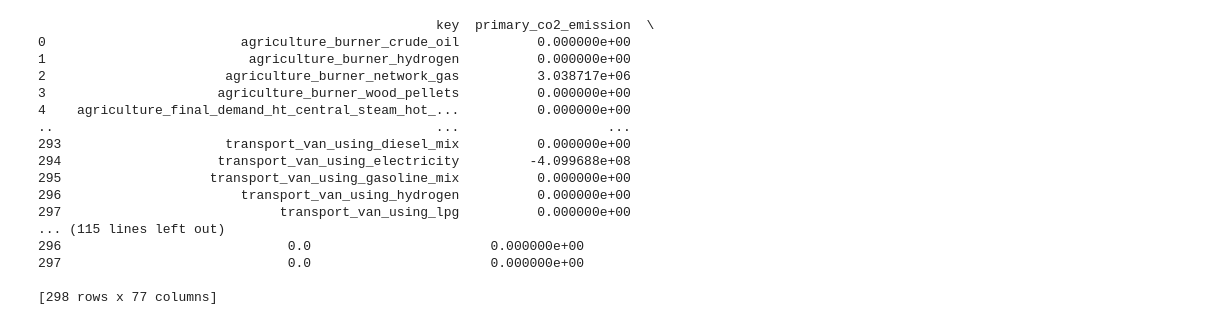
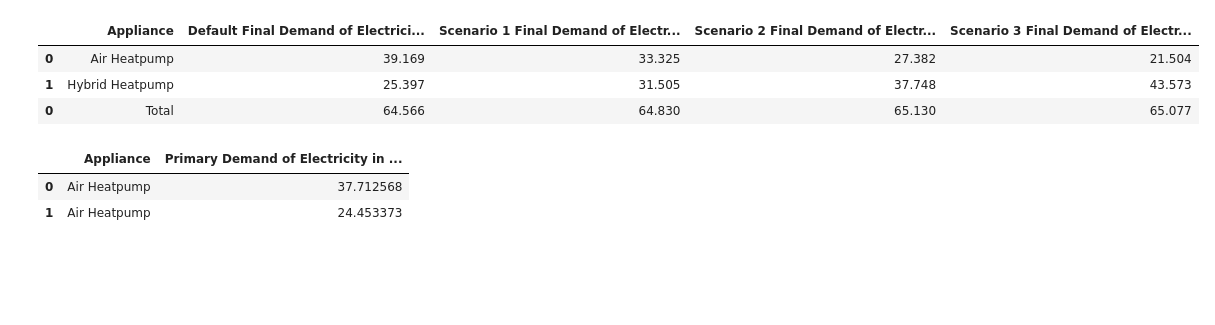
Before and after one commit to zazaferjancsik/ETMCosts, a Jupyter notebook: appliance_demand.ipynb, the cells around one changed output. Cells and saved outputs as stored; diff of their text form; code cells hidden in the pictures; blank space fills up the shorter version.

Commit message:
Finished demand comparison function

```diff
--- a/appliance_demand.ipynb
+++ b/appliance_demand.ipynb
@@ -4,23 +4,55 @@ import numpy as np
 # %%
 d_demand = pd.read_csv('application_demands_default.csv')
 c10_demand = pd.read_csv('application_demands_10pincrease.csv')
+c15_demand = pd.read_csv('application_demands_15pincrease.csv')
+c5_demand = pd.read_csv('application_demands_5pincrease.csv')
+
+scenarios = [d_demand, c5_demand, c10_demand, c15_demand]
 # %%
-print(d_demand)
+# print(d_demand[d_demand['key'] == 'households_space_heater_heatpump_air_water_electricity'])
+comparison = pd.DataFrame({
+    'Appliance' : ['Air Heatpump', 'Hybrid Heatpump'],
+    "Default Final Demand of Electricity in billions (MJ)" :[0,0]
+})
+
+number = 1
+
+for scenario in scenarios:
+    row_airpump = scenario[scenario['key'] == 'households_space_heater_heatpump_air_water_electricity']
+    value_airpump = ((row_airpump['final_demand_of_electricity (MJ)'])/1000000000).round(3).values[0]
+    row_hybrid = scenario[scenario['key'] == 'households_space_heater_hybrid_heatpump_air_water_electricity']
+    value_hybrid = ((row_hybrid['final_demand_of_electricity (MJ)'])/1000000000).round(3).values[0]
+
+    if scenario.equals(d_demand):
+        comparison.iloc[0,1] = value_airpump
+        comparison.iloc[1,1] = value_hybrid
+    else:
+        scenario_values = pd.DataFrame({f'Scenario {number} Final Demand of Electricity in billions (MJ)': [value_airpump, value_hybrid]})
+        comparison = pd.concat([comparison, scenario_values], axis = 1, ignore_index=False)
+        number += 1
+
+total_values = ['Total']
+
+for column in range(len(comparison.columns)-1):
+    total_values.append(comparison.iloc[:, column+1].sum())
+
+total_df = pd.DataFrame([total_values], columns=comparison.columns)
+comparison = pd.concat([comparison, total_df], axis = 0, ignore_index=False)
+
+comparison
 # %% [output]
-                                                   key  primary_co2_emission  \
-0                         agriculture_burner_crude_oil          0.000000e+00
-1                          agriculture_burner_hydrogen          0.000000e+00
-2                       agriculture_burner_network_gas          3.038717e+06
-3                      agriculture_burner_wood_pellets          0.000000e+00
-4    agriculture_final_demand_ht_central_steam_hot_...          0.000000e+00
-..                                                 ...                   ...
-293                     transport_van_using_diesel_mix          0.000000e+00
-294                    transport_van_using_electricity         -4.099688e+08
-295                   transport_van_using_gasoline_mix          0.000000e+00
-296                       transport_van_using_hydrogen          0.000000e+00
-297                            transport_van_using_lpg          0.000000e+00
-... (115 lines left out)
-296                             0.0                       0.000000e+00
-297                             0.0                       0.000000e+00
-
-[298 rows x 77 columns]
+|  | Appliance | Default Final Demand of Electrici... | Scenario 1 Final Demand of Electr... | Scenario 2 Final Demand of Electr... | Scenario 3 Final Demand of Electr... |
+| 0 | Air Heatpump | 39.169 | 33.325 | 27.382 | 21.504 |
+| 1 | Hybrid Heatpump | 25.397 | 31.505 | 37.748 | 43.573 |
+| 0 | Total | 64.566 | 64.830 | 65.130 | 65.077 |
+# %%
+comparison = pd.DataFrame({
+    heater_values.columns[0] : heater_values.iloc[:, 0],
+    "Primary Demand of Electricity in billions (MJ)" : heater_values.iloc[:, 2]
+})
+
+comparison
+# %% [output]
+|  | Appliance | Primary Demand of Electricity in ... |
+| 0 | Air Heatpump | 37.712568 |
+| 1 | Air Heatpump | 24.453373 |
```
Also changed, not shown: 1 other file.
